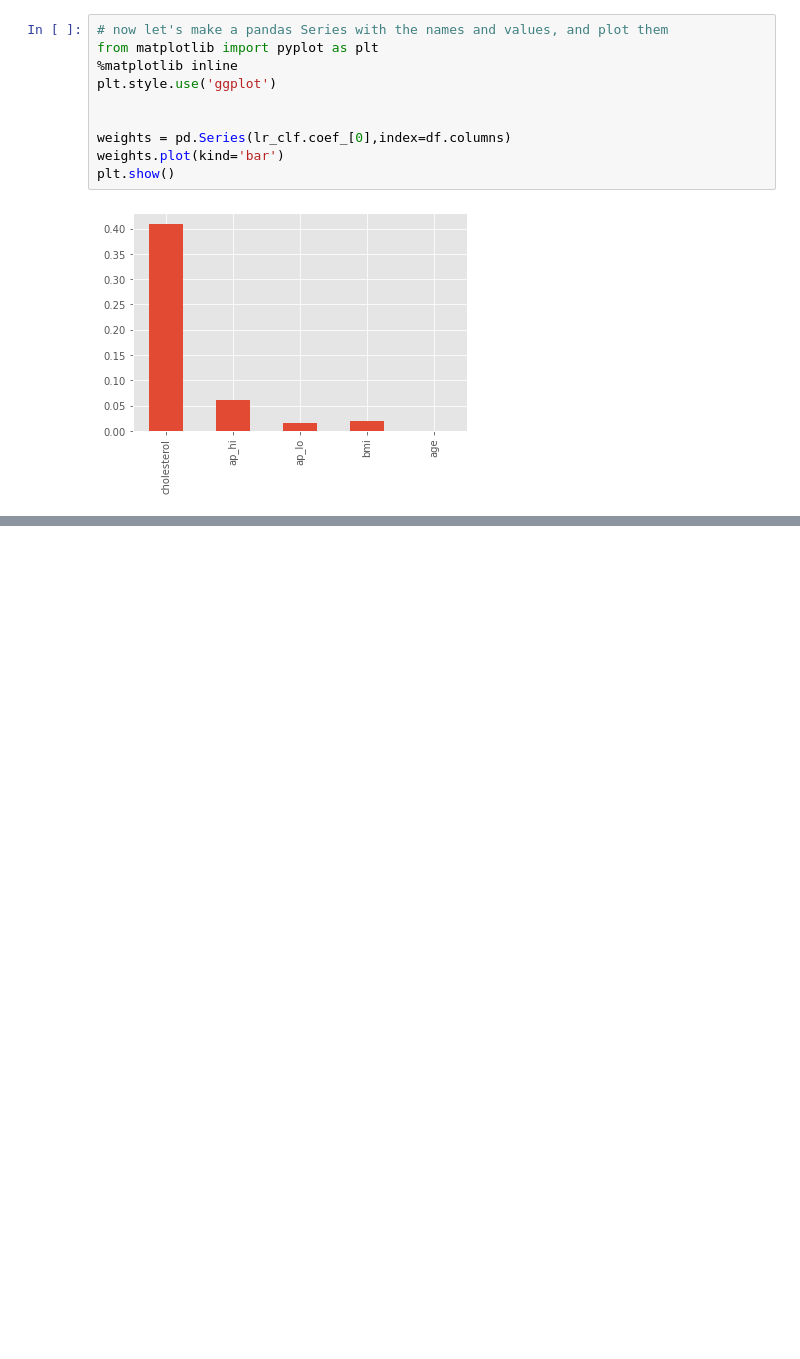
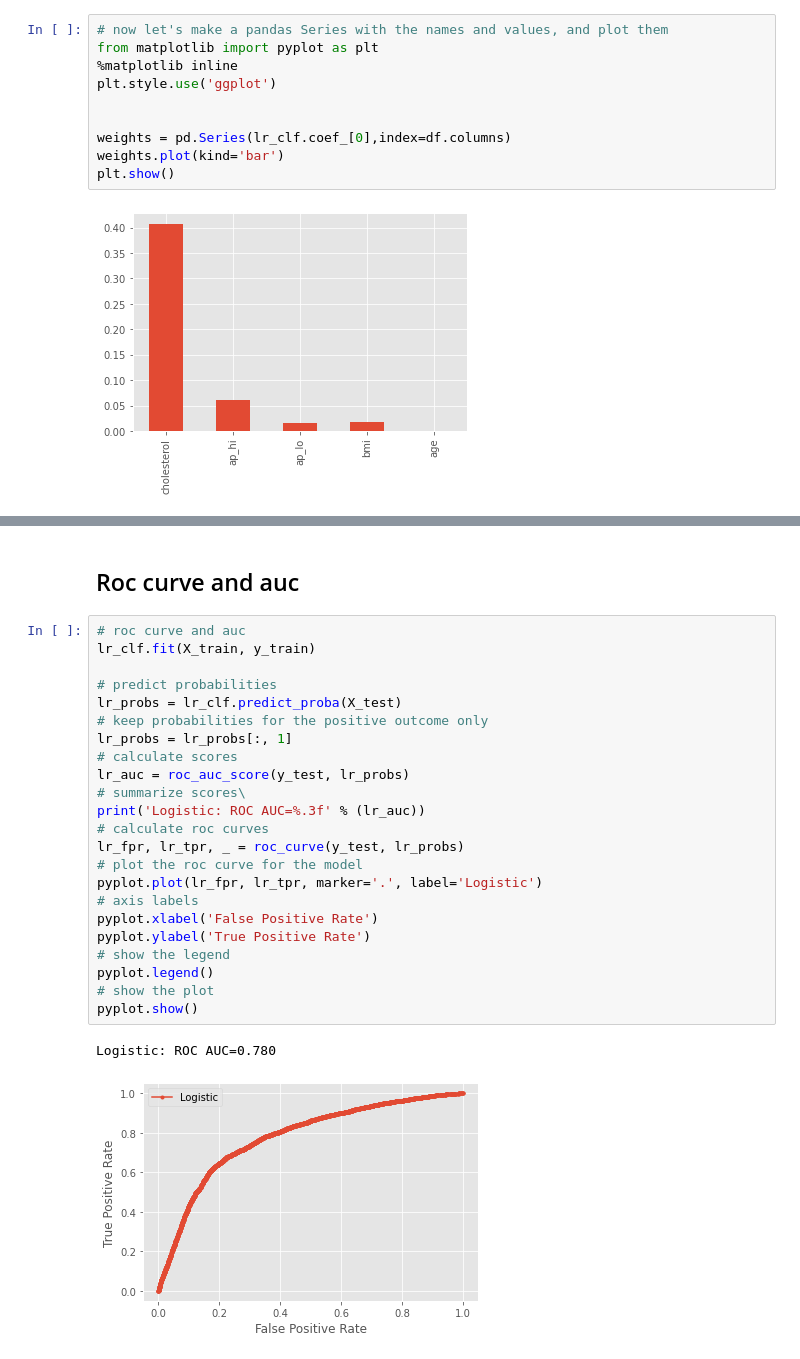
Before and after one commit to tinapai/SMUMSDS-ML1, a Jupyter notebook: Minilab_1.ipynb, the cells around one changed output, grey strips where cells are left out. Saved outputs shown, nothing was run; the diff lists cells and outputs as text; blank space fills up the shorter version.

```diff
--- a/Minilab_1.ipynb
+++ b/Minilab_1.ipynb
@@ -1228,0 +1245,28 @@ As you can see in the graphic above cholesterol has the highest weight to predic
+# %% [markdown]
+## Roc curve and auc
+# %%
+# roc curve and auc
+lr_clf.fit(X_train, y_train)
+
+# predict probabilities
+lr_probs = lr_clf.predict_proba(X_test)
+# keep probabilities for the positive outcome only
+lr_probs = lr_probs[:, 1]
+# calculate scores
+lr_auc = roc_auc_score(y_test, lr_probs)
+# summarize scores\
+print('Logistic: ROC AUC=%.3f' % (lr_auc))
+# calculate roc curves
+lr_fpr, lr_tpr, _ = roc_curve(y_test, lr_probs)
+# plot the roc curve for the model
+pyplot.plot(lr_fpr, lr_tpr, marker='.', label='Logistic')
+# axis labels
+pyplot.xlabel('False Positive Rate')
+pyplot.ylabel('True Positive Rate')
+# show the legend
+pyplot.legend()
+# show the plot
+pyplot.show()
+# %% [output]
+Logistic: ROC AUC=0.780
+[figure, added]
```
Also changed, not shown: parts of 5 cells of this notebook, 1 other file.
